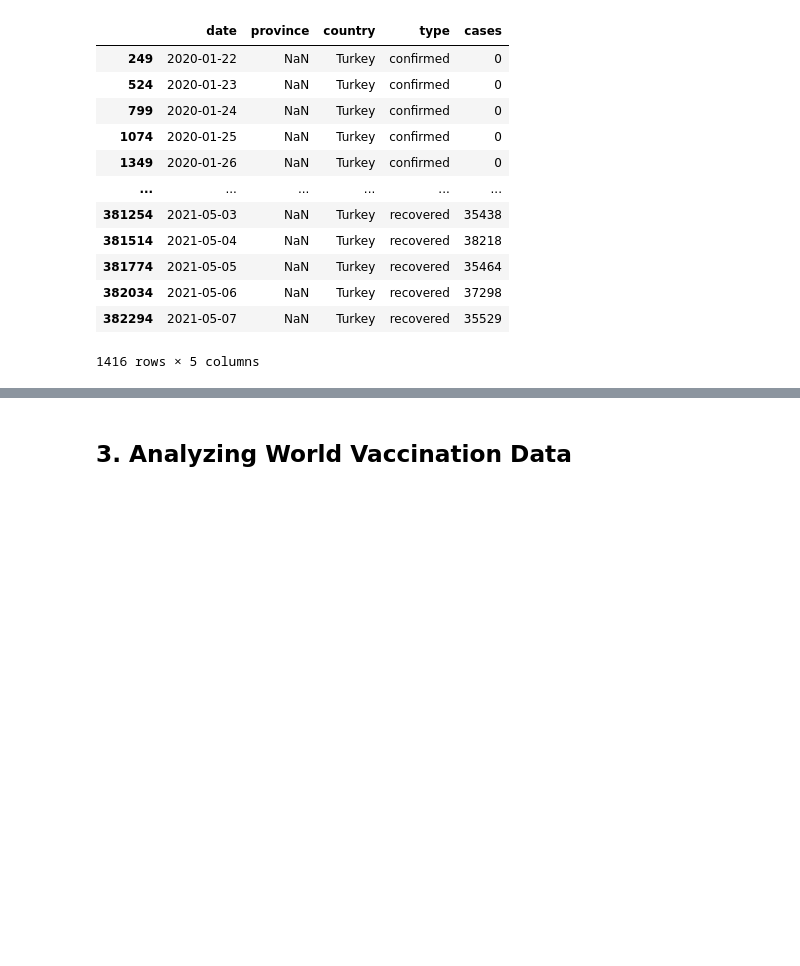
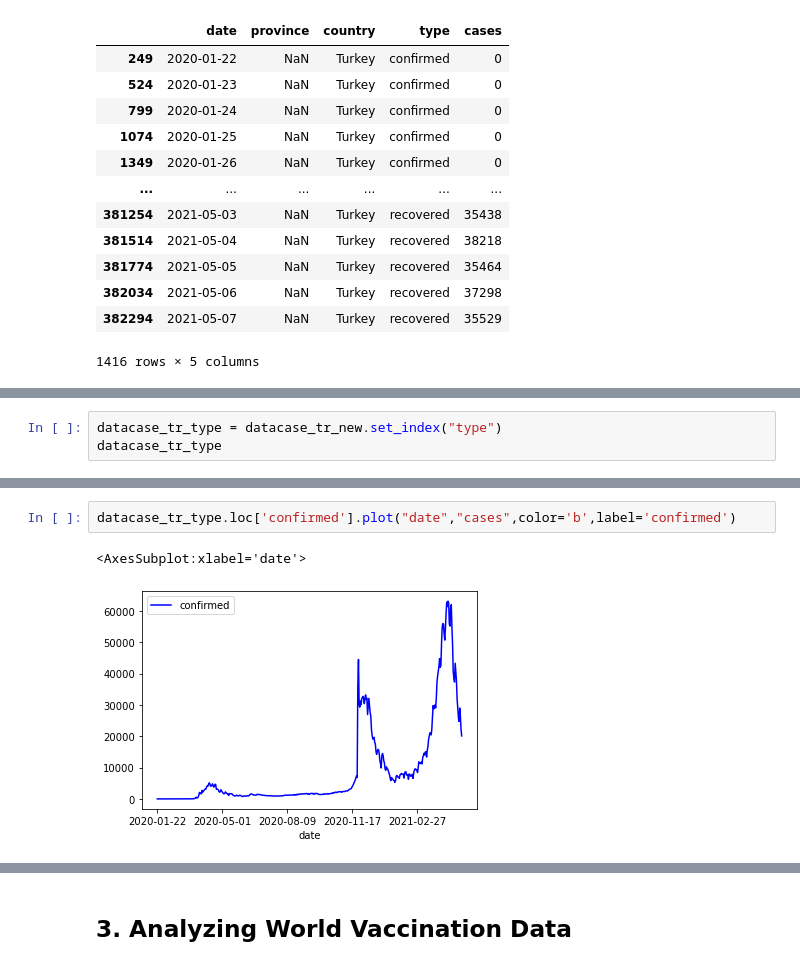
Before and after one commit to eliifakbulut/Covid-19-Analysis, a Jupyter notebook: covid-19-datascience.ipynb, the cells around one changed output, grey strips where cells are left out. Drawn from its saved outputs; the diff is of its cells as text; blank space fills up the shorter version.

```diff
--- a/covid-19-datascience.ipynb
+++ b/covid-19-datascience.ipynb
@@ -134,0 +266,3 @@ datacase_tr_death
+# %%
+datacase_tr_type = datacase_tr_new.set_index("type")
+datacase_tr_type
@@ -134,0 +359,5 @@ datacase_tr_death
+# %%
+datacase_tr_type.loc['confirmed'].plot("date","cases",color='b',label='confirmed')
+# %% [output]
+<AxesSubplot:xlabel='date'>
+[figure, added]
```
Also changed, not shown: parts of 25 cells of this notebook.
